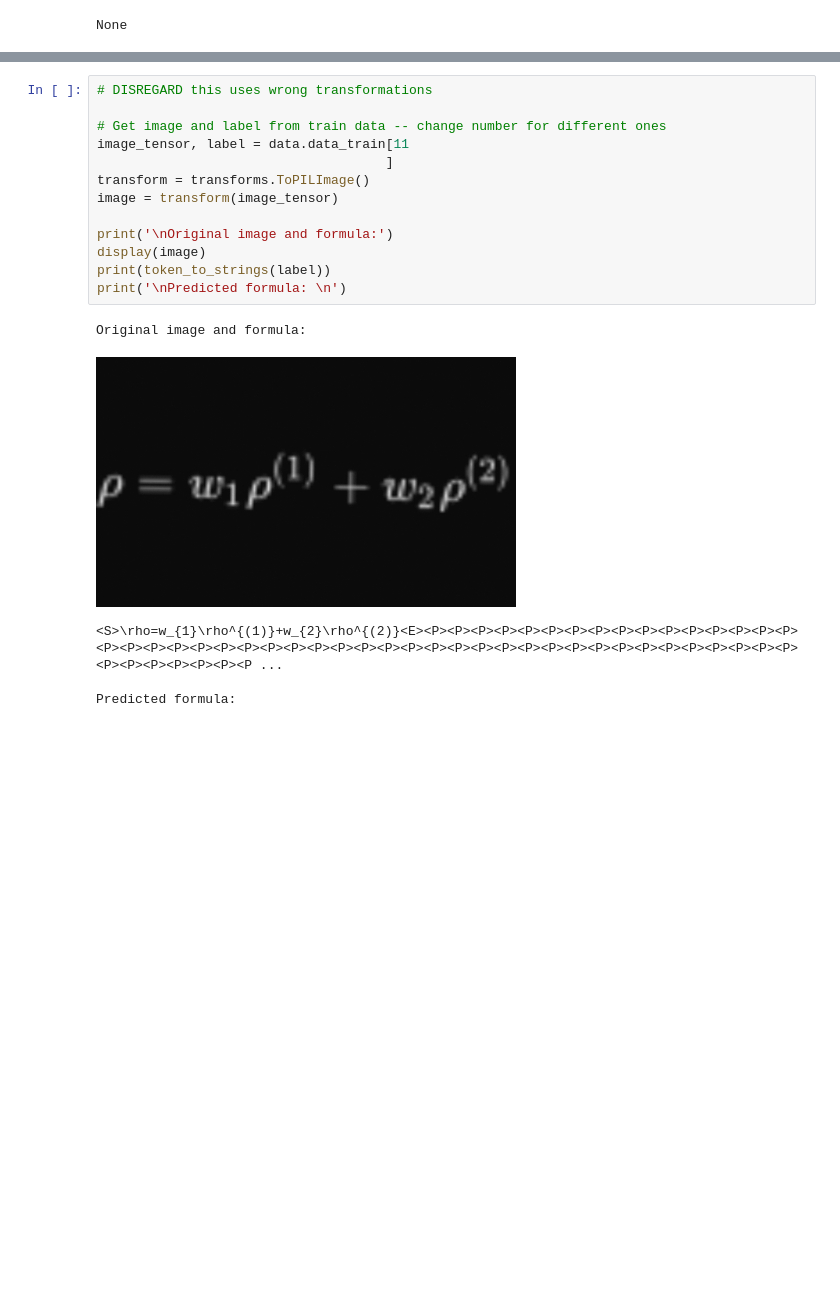
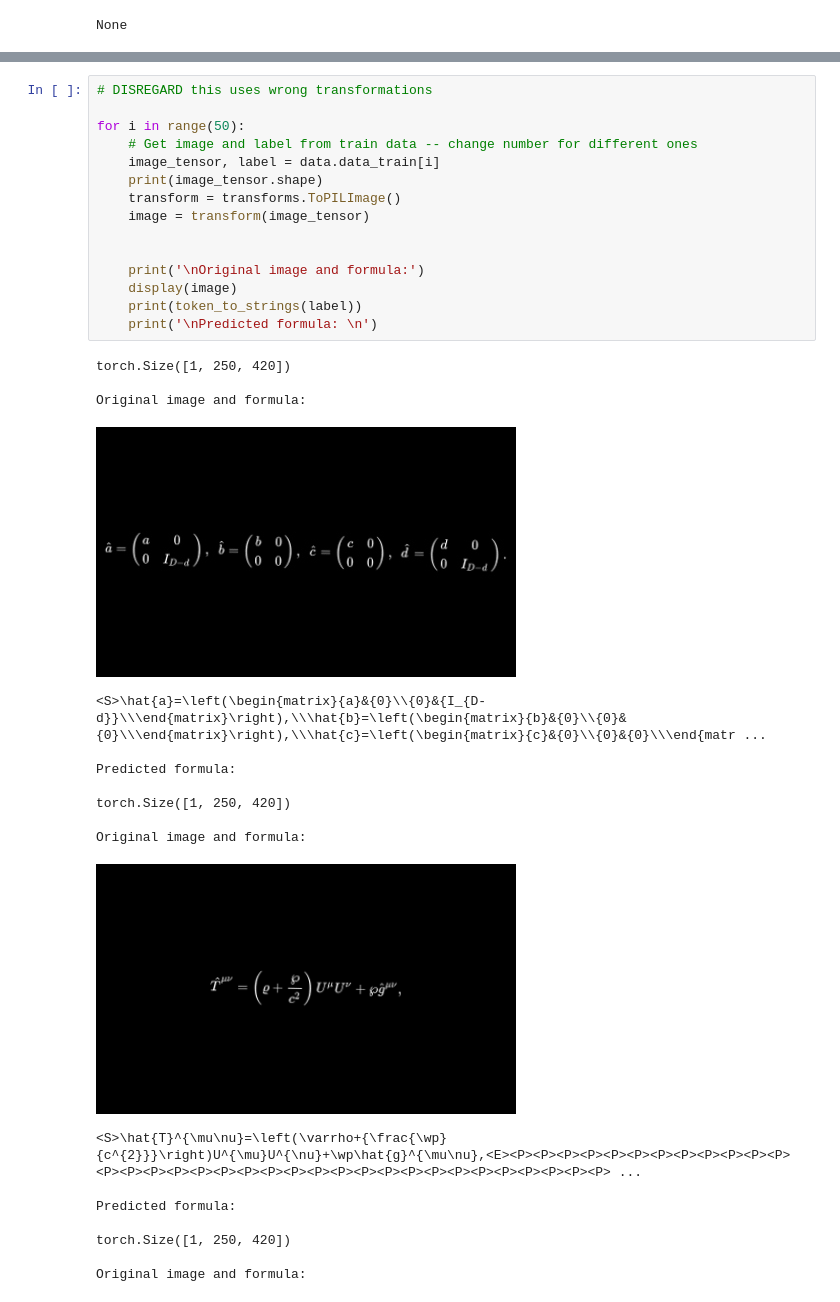
Before and after one commit to gmarus777/image-to-tex-OCR, a Jupyter notebook: Jupyter_Notebooks/LOCAL Printed Tex documentation.ipynb, the cells around one changed output, grey strips where cells are left out. Saved outputs shown, nothing was run; the diff lists cells and outputs as text; blank space fills up the shorter version.

```diff
--- a/Jupyter_Notebooks/LOCAL Printed Tex documentation.ipynb
+++ b/Jupyter_Notebooks/LOCAL Printed Tex documentation.ipynb
@@ -248,19 +251,35 @@ None
 # %%
 # DISREGARD this uses wrong transformations
 
-# Get image and label from train data -- change number for different ones
-image_tensor, label = data.data_train[11
-                                     ]
-transform = transforms.ToPILImage()
-image = transform(image_tensor)
+for i in range(50):
+    # Get image and label from train data -- change number for different ones
+    image_tensor, label = data.data_train[i]
+    print(image_tensor.shape)
+    transform = transforms.ToPILImage()
+    image = transform(image_tensor)
 
-print('\nOriginal image and formula:')
-display(image)
-print(token_to_strings(label))
-print('\nPredicted formula: \n')
+
+    print('\nOriginal image and formula:')
+    display(image)
+    print(token_to_strings(label))
+    print('\nPredicted formula: \n')
 # %% [output]
+torch.Size([1, 250, 420])
+
 Original image and formula:
-[figure, old version]
+[figure, new version]
-<S>\rho=w_{1}\rho^{(1)}+w_{2}\rho^{(2)}<E><P><P><P><P><P><P><P><P><P><P><P><P><P><P><P><P><P><P><P><P><P><P><P><P><P><P><P><P><P><P><P><P><P><P><P><P><P><P><P><P><P><P><P><P><P><P><P><P><P><P><P><P><P ...
+<S>\hat{a}=\left(\begin{matrix}{a}&{0}\\{0}&{I_{D-d}}\\\end{matrix}\right),\\\hat{b}=\left(\begin{matrix}{b}&{0}\\{0}&{0}\\\end{matrix}\right),\\\hat{c}=\left(\begin{matrix}{c}&{0}\\{0}&{0}\\\end{matr ...
 
 Predicted formula:
+
+torch.Size([1, 250, 420])
+
+Original image and formula:
+[figure, added]
+<S>\hat{T}^{\mu\nu}=\left(\varrho+{\frac{\wp}{c^{2}}}\right)U^{\mu}U^{\nu}+\wp\hat{g}^{\mu\nu},<E><P><P><P><P><P><P><P><P><P><P><P><P><P><P><P><P><P><P><P><P><P><P><P><P><P><P><P><P><P><P><P><P><P><P> ...
+
+Predicted formula:
+
+torch.Size([1, 250, 420])
+
+Original image and formula:
```
Also changed, not shown: parts of 8 cells of this notebook, 6 other files.
